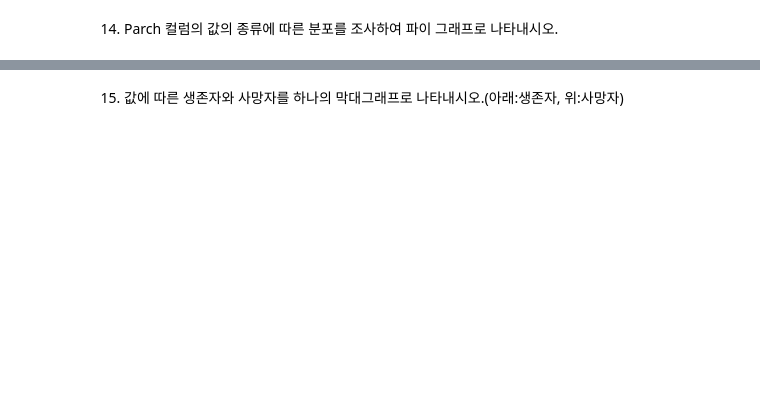
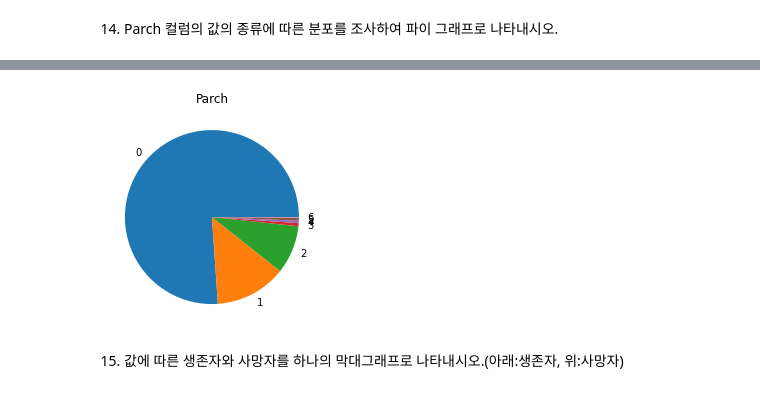
Before and after one commit to hyunjung930/sesac-web, a Jupyter notebook: 통계분석시각화_응용.ipynb, the cells around one changed output, grey strips where cells are left out. Cells and saved outputs as stored; diff of their text form; code cells hidden in the pictures; blank space fills up the shorter version.

```diff
--- a/통계분석시각화_응용.ipynb
+++ b/통계분석시각화_응용.ipynb
@@ -695,2 +666,10 @@ plt.show()
+# %%
+par = df.Parch.value_counts().sort_index()
+
+plt.pie(par.values, labels = ['0','1','2','3','4','5','6'])
+plt.title("Parch")
+plt.show()
+# %% [output]
+[figure, added]
 # %% [markdown]
 15. 값에 따른 생존자와 사망자를 하나의 막대그래프로 나타내시오.(아래:생존자, 위:사망자)
```
Also changed, not shown: parts of 42 cells of this notebook.
